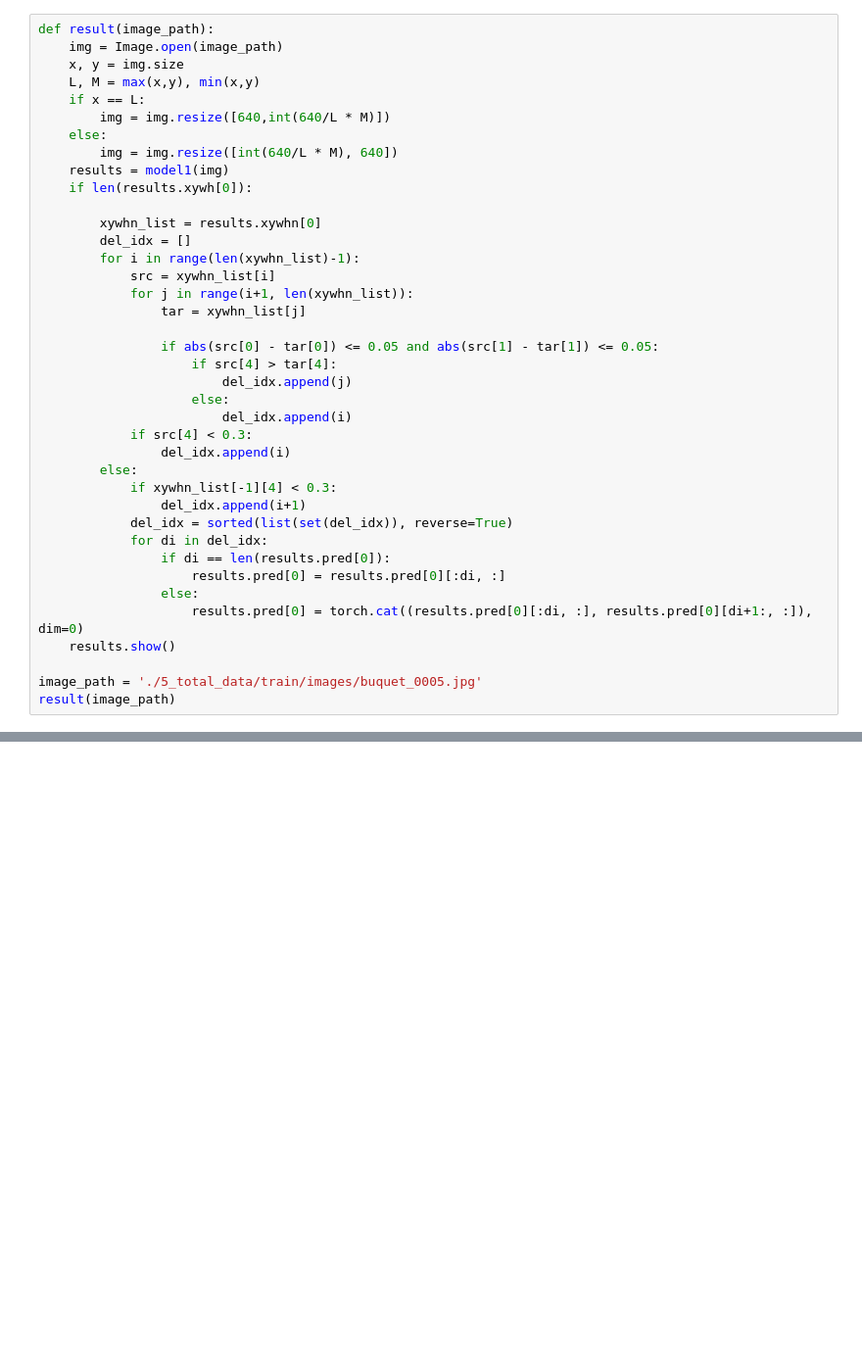
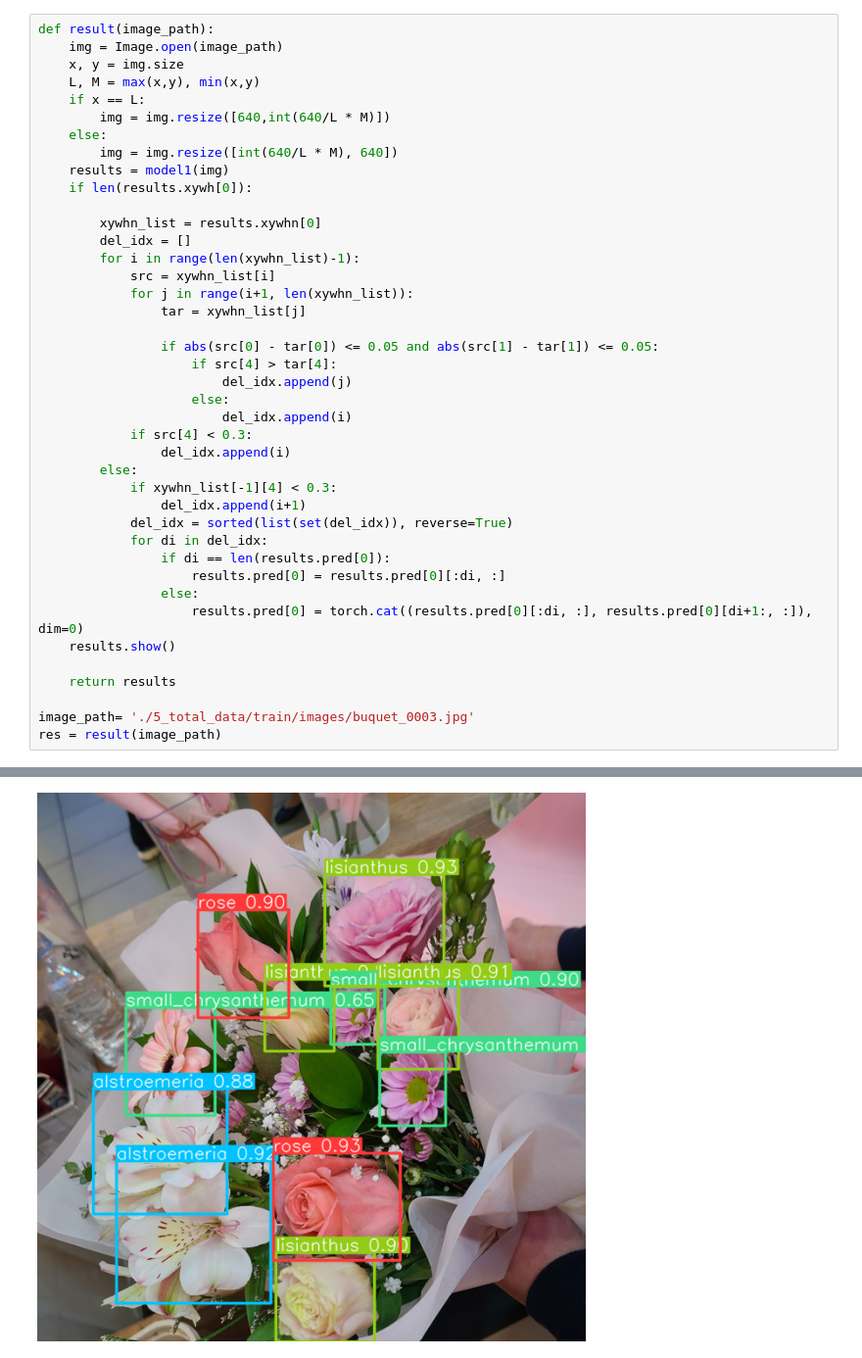
Before and after one commit to inmonim/Flowery, a Jupyter notebook: ai/data/test_model.ipynb, the cells around one changed output, grey strips where cells are left out. Shown at 98% size. Cells and saved outputs as stored; diff of their text form; blank space fills up the shorter version.

```diff
--- a/ai/data/test_model.ipynb
+++ b/ai/data/test_model.ipynb
@@ -49,6 +50,8 @@ def result(image_path):
                     results.pred[0] = torch.cat((results.pred[0][:di, :], results.pred[0][di+1:, :]), dim=0)
     results.show()
 
-image_path = './5_total_data/train/images/buquet_0005.jpg'
-result(image_path)
+    return results
+
+image_path= './5_total_data/train/images/buquet_0003.jpg'
+res = result(image_path)
 # %% [output]
@@ -55,0 +58 @@ FileNotFoundError: [Errno 2] No such file or directory: './5_total_data/train/im
+[figure, added]
```
Also changed, not shown: parts of 13 cells of this notebook, 2 other files.
